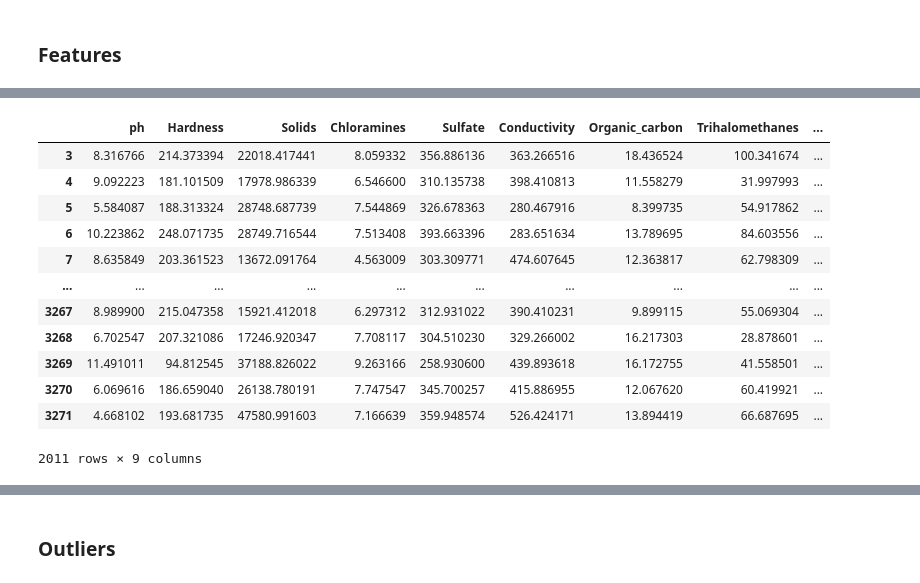
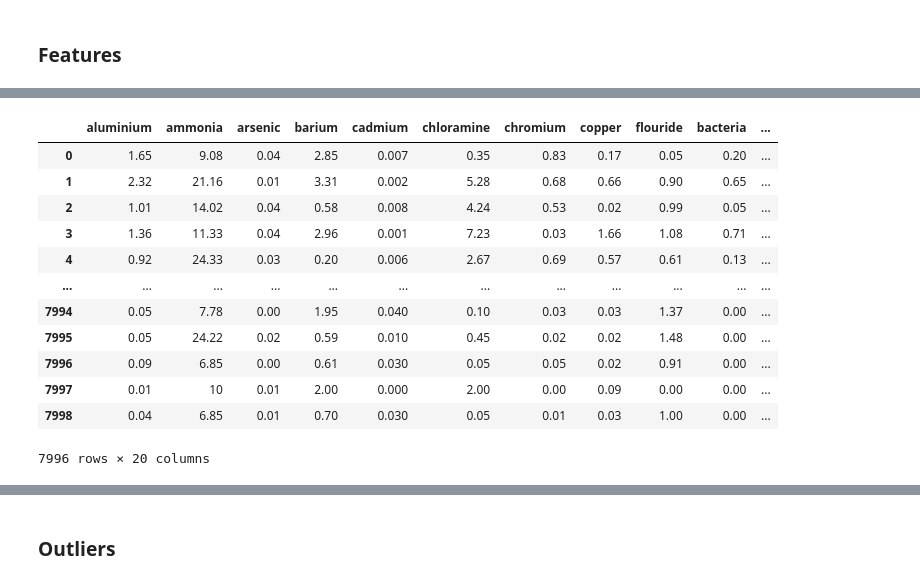
Before and after one commit to pedrozavalat/WaterSafeProject, a Jupyter notebook: clustering/clusteringWaterSafe.ipynb, the cells around one changed output, grey strips where cells are left out. Drawn from its saved outputs; the diff is of its cells as text; code cells hidden in the pictures.

```diff
--- a/clustering/clusteringWaterSafe.ipynb
+++ b/clustering/clusteringWaterSafe.ipynb
@@ -10,6 +10,6 @@ from sklearn.decomposition import PCA
 # %% [markdown]
 ### Data Preprocessing
 # %%
-data = pd.read_csv('../data/water_potability.csv')
+data = pd.read_csv('../data/waterQuality.csv')
 data
 # %% [output]
@@ -29,5 +29,7 @@ data
 # %% [markdown]
 #### NULLS
+# %%
+data = data.replace('#NUM!', np.nan)
 # %%
 data.isnull().sum()
 # %% [output]
@@ -130,17 +112,17 @@ data_cleaned
 # %%
-data_without_potability = data_cleaned.drop(['Potability'], axis=1)
-data_without_potability
+data_without_is_safe = data_cleaned.drop(['is_safe'], axis=1)
+data_without_is_safe
 # %% [output]
-|  | ph | Hardness | Solids | Chloramines | Sulfate | Conductivity | Organic_carbon | Trihalomethanes | ... |
-| 3 | 8.316766 | 214.373394 | 22018.417441 | 8.059332 | 356.886136 | 363.266516 | 18.436524 | 100.341674 | ... |
-| 4 | 9.092223 | 181.101509 | 17978.986339 | 6.546600 | 310.135738 | 398.410813 | 11.558279 | 31.997993 | ... |
-| 5 | 5.584087 | 188.313324 | 28748.687739 | 7.544869 | 326.678363 | 280.467916 | 8.399735 | 54.917862 | ... |
-| 6 | 10.223862 | 248.071735 | 28749.716544 | 7.513408 | 393.663396 | 283.651634 | 13.789695 | 84.603556 | ... |
-| 7 | 8.635849 | 203.361523 | 13672.091764 | 4.563009 | 303.309771 | 474.607645 | 12.363817 | 62.798309 | ... |
-| ... | ... | ... | ... | ... | ... | ... | ... | ... | ... |
-| 3267 | 8.989900 | 215.047358 | 15921.412018 | 6.297312 | 312.931022 | 390.410231 | 9.899115 | 55.069304 | ... |
-| 3268 | 6.702547 | 207.321086 | 17246.920347 | 7.708117 | 304.510230 | 329.266002 | 16.217303 | 28.878601 | ... |
-| 3269 | 11.491011 | 94.812545 | 37188.826022 | 9.263166 | 258.930600 | 439.893618 | 16.172755 | 41.558501 | ... |
-| 3270 | 6.069616 | 186.659040 | 26138.780191 | 7.747547 | 345.700257 | 415.886955 | 12.067620 | 60.419921 | ... |
-| 3271 | 4.668102 | 193.681735 | 47580.991603 | 7.166639 | 359.948574 | 526.424171 | 13.894419 | 66.687695 | ... |
+|  | aluminium | ammonia | arsenic | barium | cadmium | chloramine | chromium | copper | flouride | bacteria | ... |
+| 0 | 1.65 | 9.08 | 0.04 | 2.85 | 0.007 | 0.35 | 0.83 | 0.17 | 0.05 | 0.20 | ... |
+| 1 | 2.32 | 21.16 | 0.01 | 3.31 | 0.002 | 5.28 | 0.68 | 0.66 | 0.90 | 0.65 | ... |
+| 2 | 1.01 | 14.02 | 0.04 | 0.58 | 0.008 | 4.24 | 0.53 | 0.02 | 0.99 | 0.05 | ... |
+| 3 | 1.36 | 11.33 | 0.04 | 2.96 | 0.001 | 7.23 | 0.03 | 1.66 | 1.08 | 0.71 | ... |
+| 4 | 0.92 | 24.33 | 0.03 | 0.20 | 0.006 | 2.67 | 0.69 | 0.57 | 0.61 | 0.13 | ... |
+| ... | ... | ... | ... | ... | ... | ... | ... | ... | ... | ... | ... |
+| 7994 | 0.05 | 7.78 | 0.00 | 1.95 | 0.040 | 0.10 | 0.03 | 0.03 | 1.37 | 0.00 | ... |
+| 7995 | 0.05 | 24.22 | 0.02 | 0.59 | 0.010 | 0.45 | 0.02 | 0.02 | 1.48 | 0.00 | ... |
+| 7996 | 0.09 | 6.85 | 0.00 | 0.61 | 0.030 | 0.05 | 0.05 | 0.02 | 0.91 | 0.00 | ... |
+| 7997 | 0.01 | 10 | 0.01 | 2.00 | 0.000 | 2.00 | 0.00 | 0.09 | 0.00 | 0.00 | ... |
+| 7998 | 0.04 | 6.85 | 0.01 | 0.70 | 0.030 | 0.05 | 0.01 | 0.03 | 1.00 | 0.00 | ... |
-2011 rows × 9 columns
+7996 rows × 20 columns
```
Also changed, not shown: parts of 24 cells of this notebook, 3 other files.
